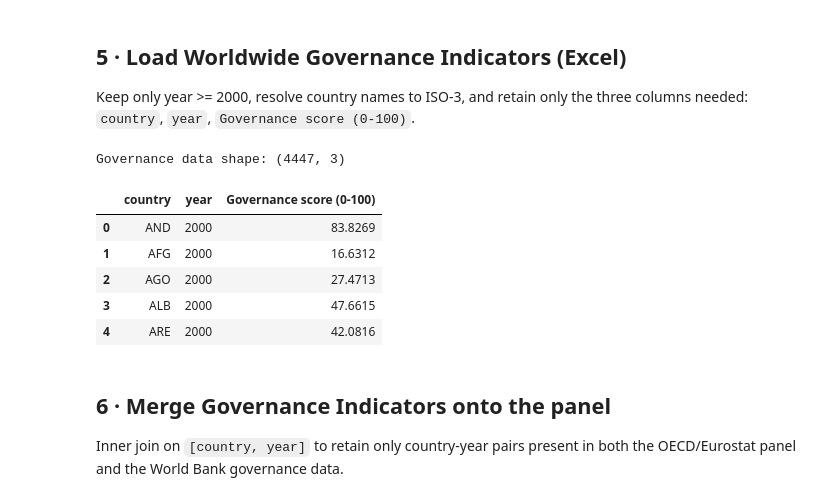
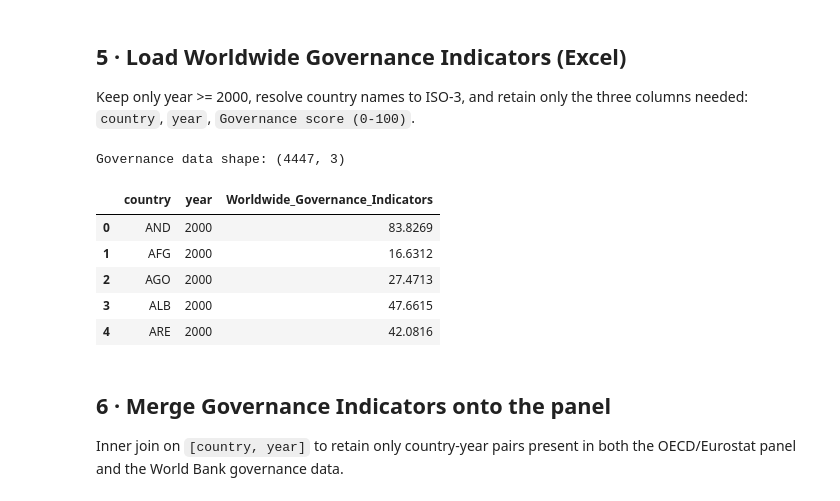
Before and after one commit to FRA-0023/Economic_Structural_Resilience_in_OECD_Countries, a Jupyter notebook: Data_Preprocessing_Clean.ipynb, the cells around one changed output. Cells and saved outputs as stored; diff of their text form; code cells hidden in the pictures.

```diff
--- a/Data_Preprocessing_Clean.ipynb
+++ b/Data_Preprocessing_Clean.ipynb
@@ -222,26 +222,27 @@ OECD_Unemployment_Rate_2000_2025        0.5877
 Keep only year >= 2000, resolve country names to ISO-3, and retain only the three columns needed: `country`, `year`, `Governance score (0-100)`.
 # %%
 dfx = pd.read_excel(os.path.join(DATA_DIR, "Worldwide_Governance_Indicators.xlsx"))
+dfx = dfx.rename(columns={"Governance score (0-100)": "Worldwide_Governance_Indicators"})
 
 # Filter to study period
 dfx = dfx[dfx["Year"] >= 2000].copy()
 
 # Resolve country names to ISO-3
 dfx["Economy (name)"] = dfx["Economy (name)"].apply(name_to_iso3)
 dfx = dfx.dropna(subset=["Economy (name)"])
 
 # Rename key columns
 dfx = dfx.rename(columns={"Economy (name)": "country", "Year": "year"})
 
 # Keep only the columns required for the merge
-keep_cols = ["country", "year", "Governance score (0-100)"]
+keep_cols = ["country", "year", "Worldwide_Governance_Indicators"]
 dfx = dfx[keep_cols].drop_duplicates().reset_index(drop=True)
 
 print(f"Governance data shape: {dfx.shape}")
 dfx.head()
 # %% [output]
 Governance data shape: (4447, 3)
-|  | country | year | Governance score (0-100) |
+|  | country | year | Worldwide_Governance_Indicators |
 | 0 | AND | 2000 | 83.8269 |
 | 1 | AFG | 2000 | 16.6312 |
 | 2 | AGO | 2000 | 27.4713 |
```
Also changed, not shown: parts of 6 cells of this notebook, 6 other files.
